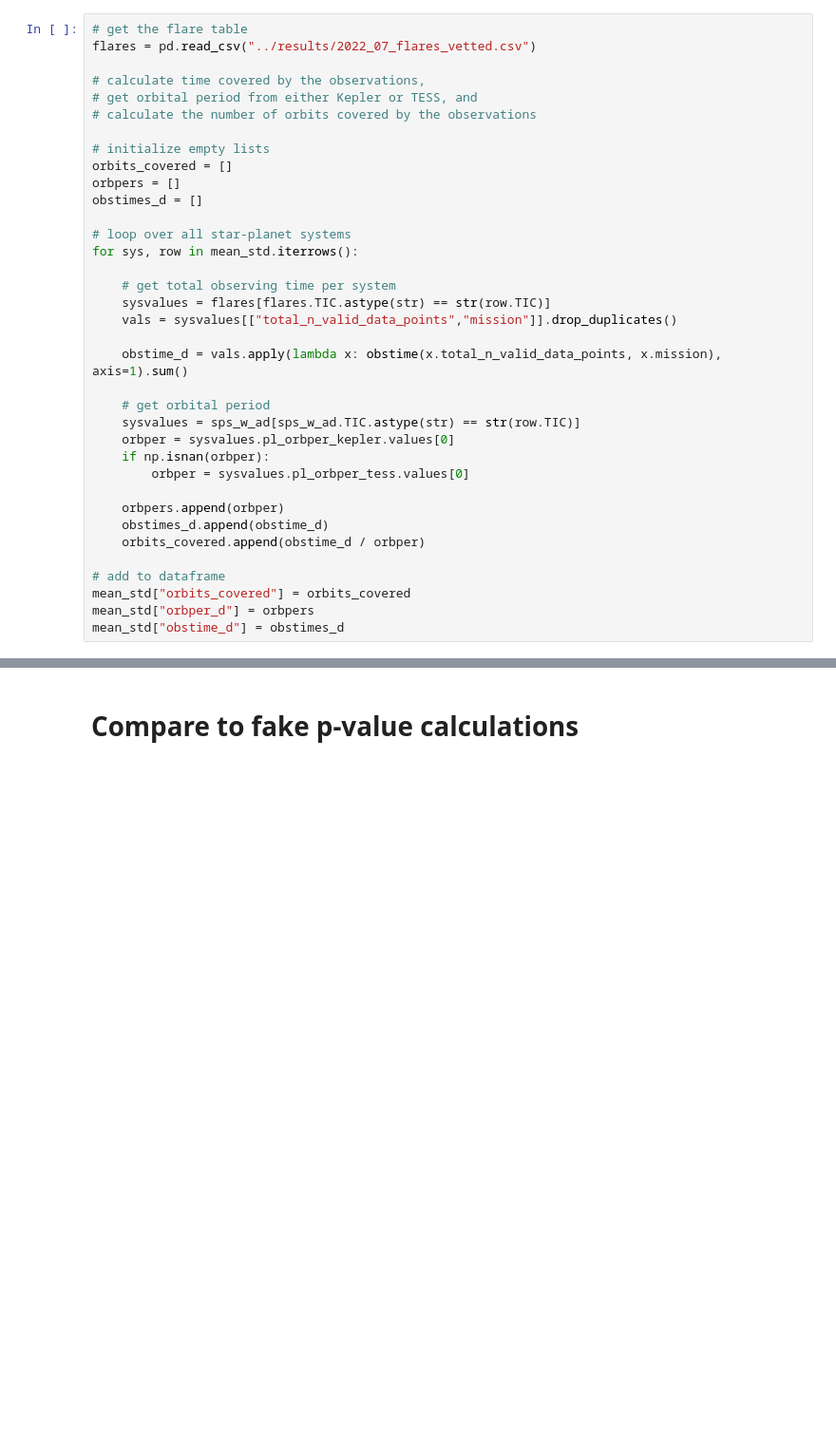
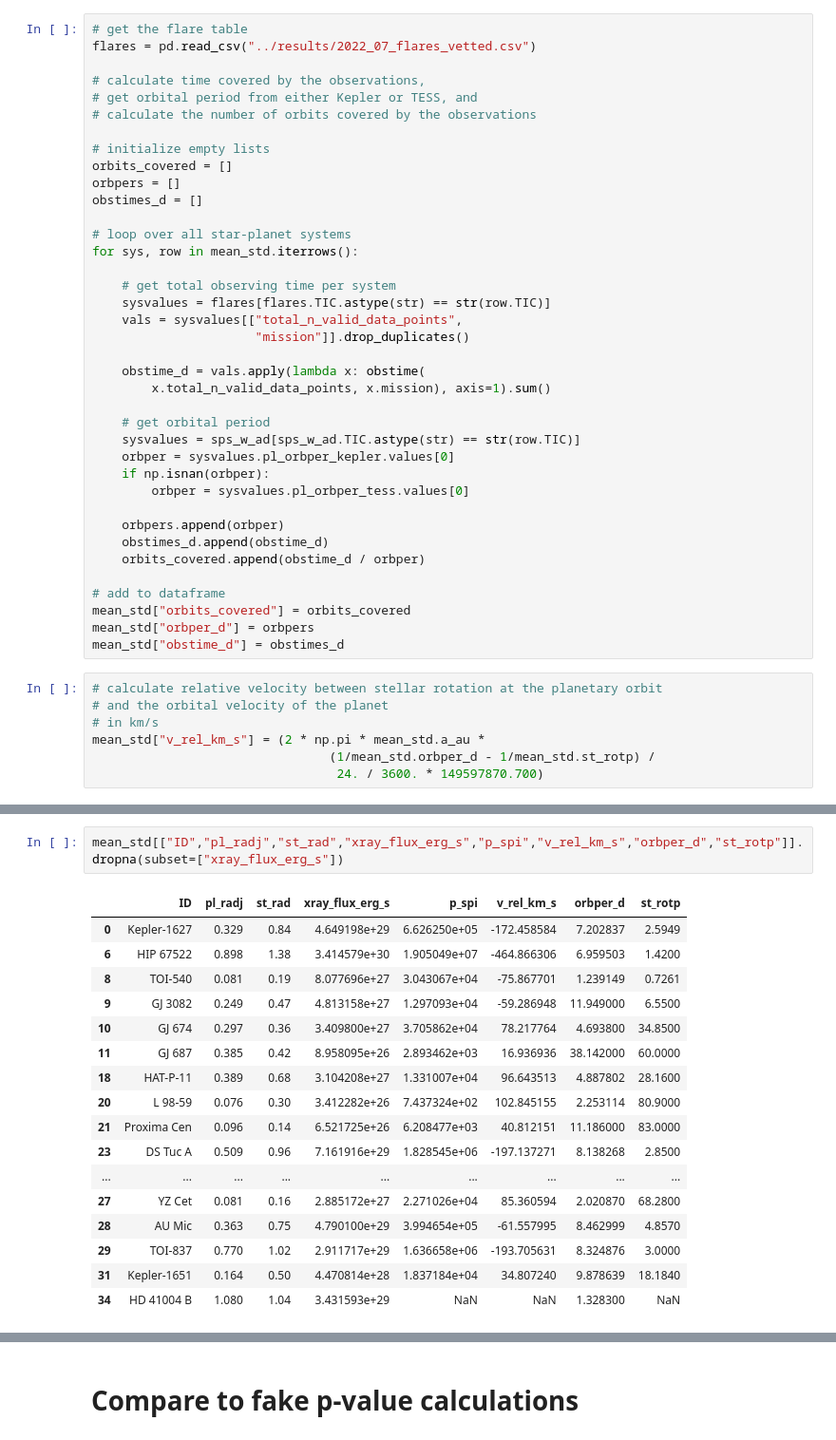
Before and after one commit to ekaterinailin/flaring-spi, a Jupyter notebook: notebooks/_07_stars_vs_adtests.ipynb, the cells around one changed output, grey strips where cells are left out. Shown at 95% size. Cells and saved outputs as stored; diff of their text form; blank space fills up the shorter version.

```diff
--- a/notebooks/_07_stars_vs_adtests.ipynb
+++ b/notebooks/_07_stars_vs_adtests.ipynb
@@ -107,9 +158,11 @@ for sys, row in mean_std.iterrows():
 
     # get total observing time per system
     sysvalues = flares[flares.TIC.astype(str) == str(row.TIC)]
-    vals = sysvalues[["total_n_valid_data_points","mission"]].drop_duplicates()
+    vals = sysvalues[["total_n_valid_data_points",
+                      "mission"]].drop_duplicates()
 
-    obstime_d = vals.apply(lambda x: obstime(x.total_n_valid_data_points, x.mission), axis=1).sum()
+    obstime_d = vals.apply(lambda x: obstime(
+        x.total_n_valid_data_points, x.mission), axis=1).sum()
 
     # get orbital period
     sysvalues = sps_w_ad[sps_w_ad.TIC.astype(str) == str(row.TIC)]
@@ -125,3 +178,10 @@ for sys, row in mean_std.iterrows():
 mean_std["orbits_covered"] = orbits_covered
 mean_std["orbper_d"] = orbpers
 mean_std["obstime_d"] = obstimes_d
+# %%
+# calculate relative velocity between stellar rotation at the planetary orbit
+# and the orbital velocity of the planet
+# in km/s
+mean_std["v_rel_km_s"] = (2 * np.pi * mean_std.a_au *
+                                (1/mean_std.orbper_d - 1/mean_std.st_rotp) /
+                                 24. / 3600. * 149597870.700)
@@ -127,0 +206,20 @@ mean_std["obstime_d"] = obstimes_d
+# %%
+mean_std[["ID","pl_radj","st_rad","xray_flux_erg_s","p_spi","v_rel_km_s","orbper_d","st_rotp"]].dropna(subset=["xray_flux_erg_s"])
+# %% [output]
+|  | ID | pl_radj | st_rad | xray_flux_erg_s | p_spi | v_rel_km_s | orbper_d | st_rotp |
+| 0 | Kepler-1627 | 0.329 | 0.84 | 4.649198e+29 | 6.626250e+05 | -172.458584 | 7.202837 | 2.5949 |
+| 6 | HIP 67522 | 0.898 | 1.38 | 3.414579e+30 | 1.905049e+07 | -464.866306 | 6.959503 | 1.4200 |
+| 8 | TOI-540 | 0.081 | 0.19 | 8.077696e+27 | 3.043067e+04 | -75.867701 | 1.239149 | 0.7261 |
+| 9 | GJ 3082 | 0.249 | 0.47 | 4.813158e+27 | 1.297093e+04 | -59.286948 | 11.949000 | 6.5500 |
+| 10 | GJ 674 | 0.297 | 0.36 | 3.409800e+27 | 3.705862e+04 | 78.217764 | 4.693800 | 34.8500 |
+| 11 | GJ 687 | 0.385 | 0.42 | 8.958095e+26 | 2.893462e+03 | 16.936936 | 38.142000 | 60.0000 |
+| 18 | HAT-P-11 | 0.389 | 0.68 | 3.104208e+27 | 1.331007e+04 | 96.643513 | 4.887802 | 28.1600 |
+| 20 | L 98-59 | 0.076 | 0.30 | 3.412282e+26 | 7.437324e+02 | 102.845155 | 2.253114 | 80.9000 |
+| 21 | Proxima Cen | 0.096 | 0.14 | 6.521725e+26 | 6.208477e+03 | 40.812151 | 11.186000 | 83.0000 |
+| 23 | DS Tuc A | 0.509 | 0.96 | 7.161916e+29 | 1.828545e+06 | -197.137271 | 8.138268 | 2.8500 |
+| ... | ... | ... | ... | ... | ... | ... | ... | ... |
+| 27 | YZ Cet | 0.081 | 0.16 | 2.885172e+27 | 2.271026e+04 | 85.360594 | 2.020870 | 68.2800 |
+| 28 | AU Mic | 0.363 | 0.75 | 4.790100e+29 | 3.994654e+05 | -61.557995 | 8.462999 | 4.8570 |
+| 29 | TOI-837 | 0.770 | 1.02 | 2.911717e+29 | 1.636658e+06 | -193.705631 | 8.324876 | 3.0000 |
+| 31 | Kepler-1651 | 0.164 | 0.50 | 4.470814e+28 | 1.837184e+04 | 34.807240 | 9.878639 | 18.1840 |
+| 34 | HD 41004 B | 1.080 | 1.04 | 3.431593e+29 | NaN | NaN | 1.328300 | NaN |
```
Also changed, not shown: parts of 19 cells of this notebook, 4 other files.
